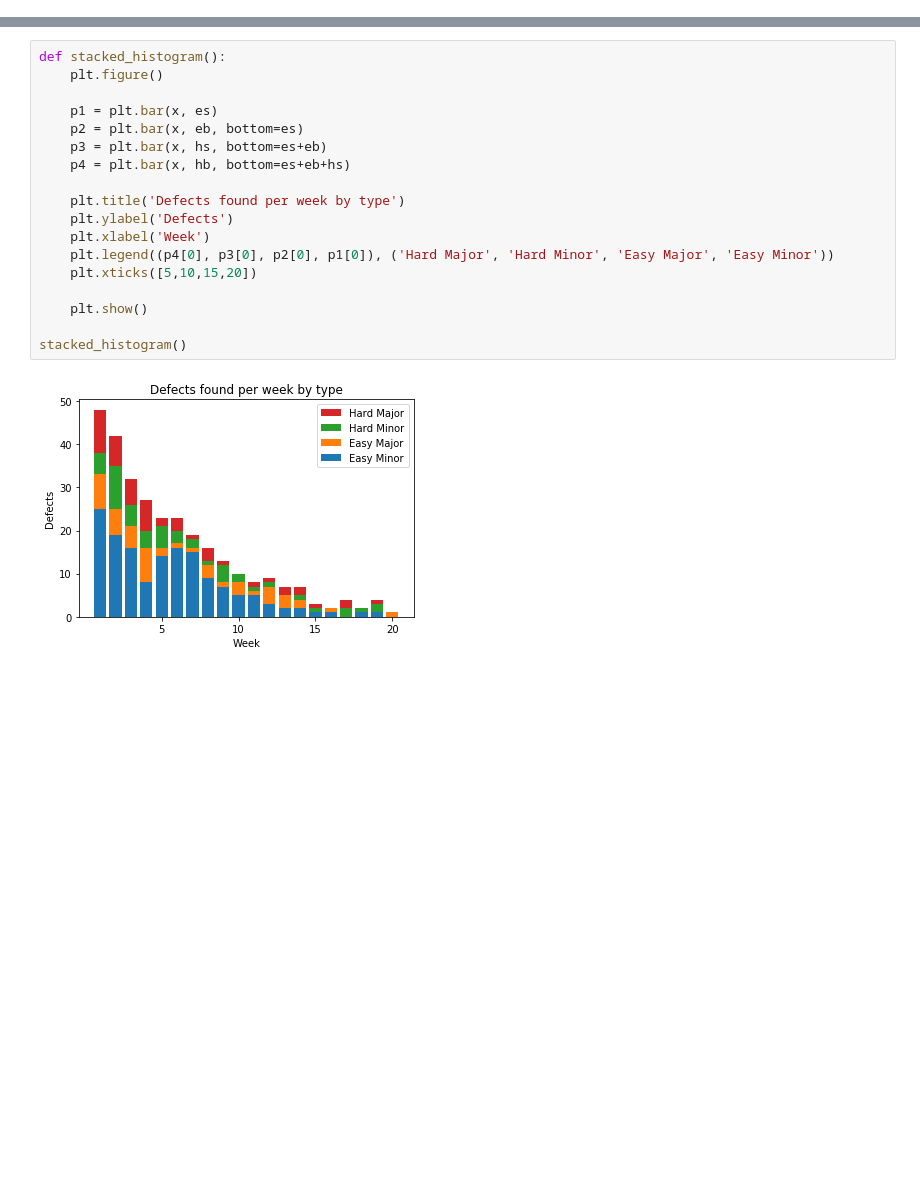
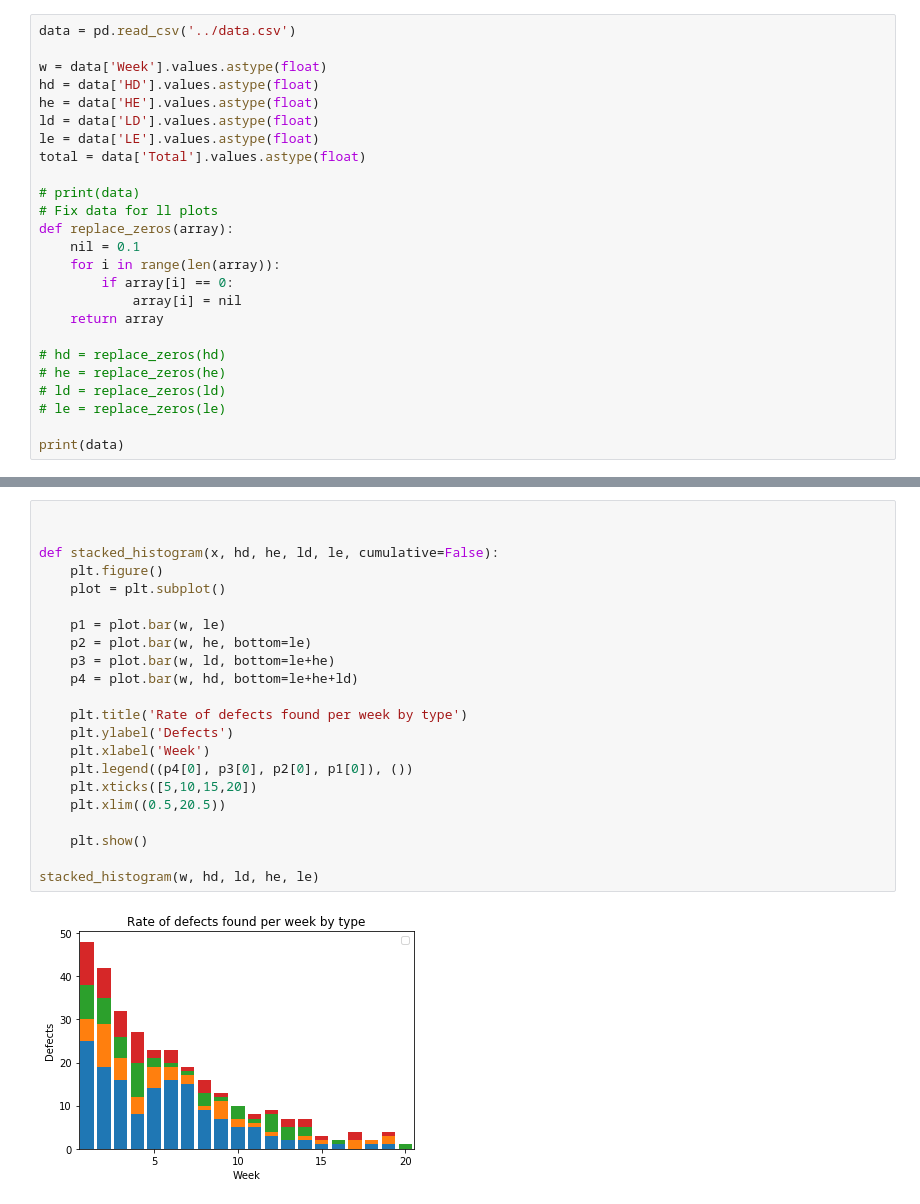
Before and after one commit to Alastairm/cits5502-assignment1, a Jupyter notebook: py/Notebook.ipynb, the cells around one changed output, grey strips where cells are left out. Drawn from its saved outputs; the diff is of its cells as text; blank space fills up the shorter version.

Commit message:
Renamed data categories, started to mergre barcharts to single figure.

```diff
--- a/py/Notebook.ipynb
+++ b/py/Notebook.ipynb
@@ -34,0 +24,25 @@ print(data)
+# %%
+data = pd.read_csv('../data.csv')
+
+w = data['Week'].values.astype(float)
+hd = data['HD'].values.astype(float)
+he = data['HE'].values.astype(float)
+ld = data['LD'].values.astype(float)
+le = data['LE'].values.astype(float)
+total = data['Total'].values.astype(float)
+
+# print(data)
+# Fix data for ll plots
+def replace_zeros(array):
+    nil = 0.1
+    for i in range(len(array)):
+        if array[i] == 0:
+            array[i] = nil
+    return array
+
+# hd = replace_zeros(hd)
+# he = replace_zeros(he)
+# ld = replace_zeros(ld)
+# le = replace_zeros(le)
+
+print(data)
@@ -35,20 +67,24 @@ print(data)
 # %%
-def stacked_histogram():
+
+
+def stacked_histogram(x, hd, he, ld, le, cumulative=False):
     plt.figure()
+    plot = plt.subplot()
 
-    p1 = plt.bar(x, es)
-    p2 = plt.bar(x, eb, bottom=es)
-    p3 = plt.bar(x, hs, bottom=es+eb)
-    p4 = plt.bar(x, hb, bottom=es+eb+hs)
+    p1 = plot.bar(w, le)
+    p2 = plot.bar(w, he, bottom=le)
+    p3 = plot.bar(w, ld, bottom=le+he)
+    p4 = plot.bar(w, hd, bottom=le+he+ld)
 
-    plt.title('Defects found per week by type')
+    plt.title('Rate of defects found per week by type')
     plt.ylabel('Defects')
     plt.xlabel('Week')
-    plt.legend((p4[0], p3[0], p2[0], p1[0]), ('Hard Major', 'Hard Minor', 'Easy Major', 'Easy Minor'))
+    plt.legend((p4[0], p3[0], p2[0], p1[0]), ())
     plt.xticks([5,10,15,20])
+    plt.xlim((0.5,20.5))
 
     plt.show()
 
-stacked_histogram()
+stacked_histogram(w, hd, ld, he, le)
 # %% [output]
-[figure, old version]
+[figure, new version]
```
Also changed, not shown: parts of 9 cells of this notebook, 2 other files.
